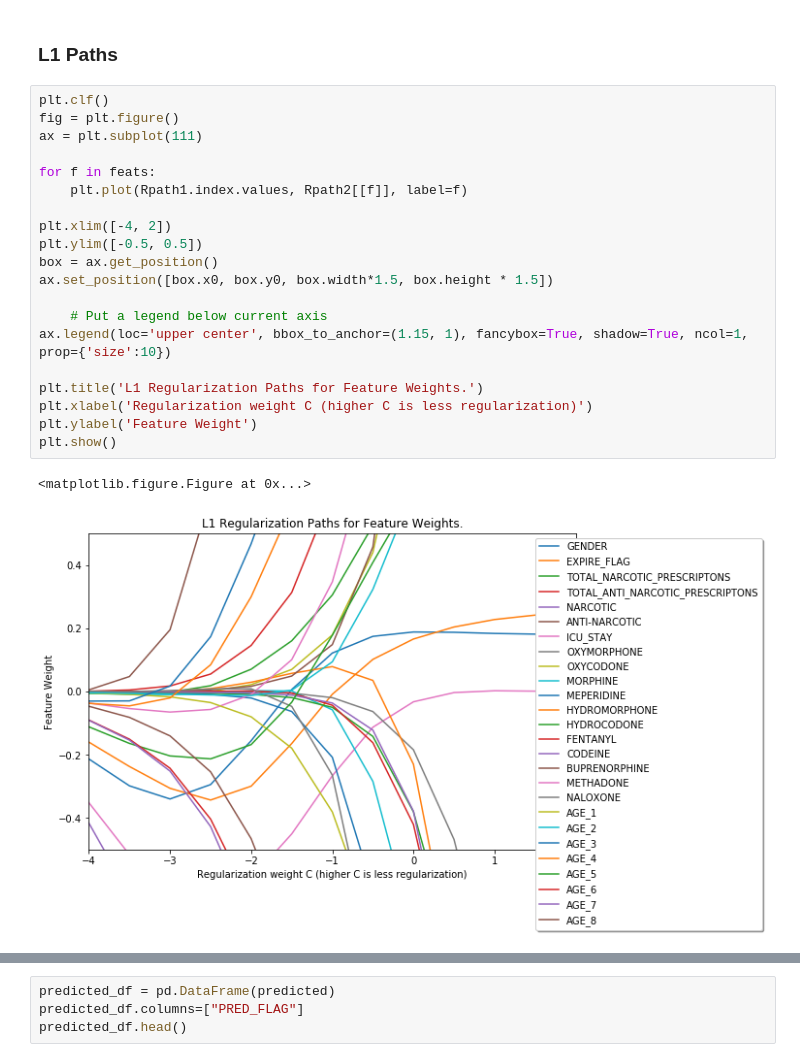
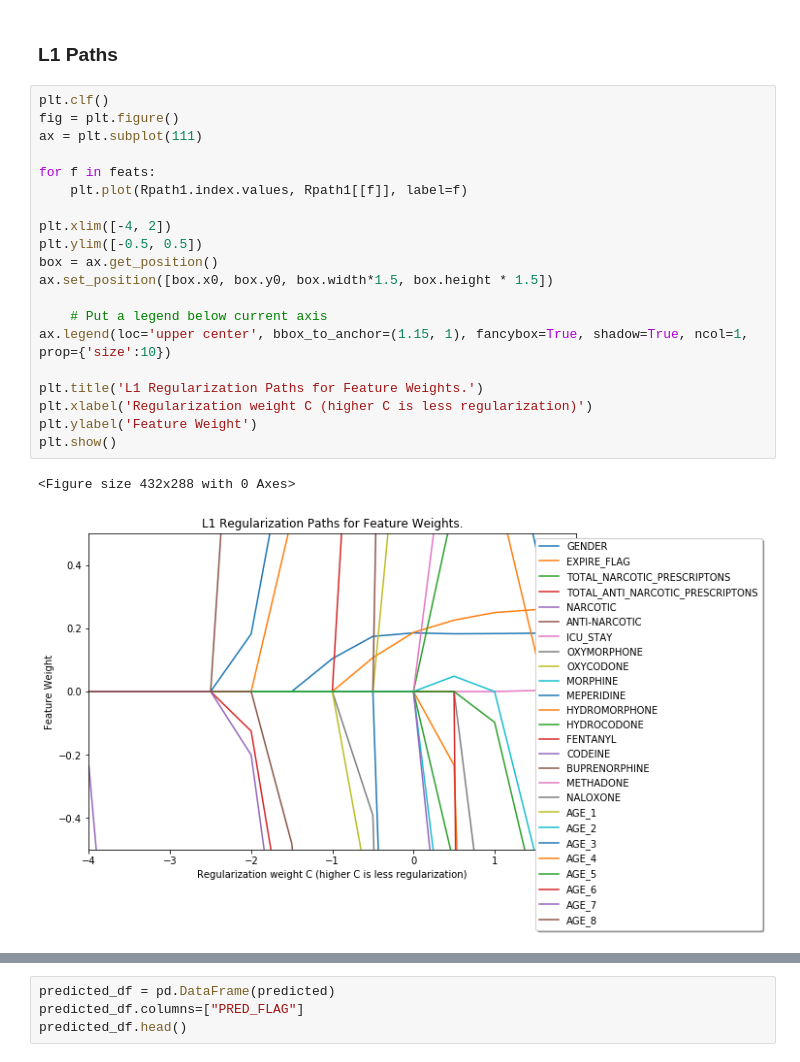
Before and after one commit to thecuriousvector/Opioid_Epidemic, a Jupyter notebook: Code/Model/Logistic_Regression.ipynb, the cells around one changed output, grey strips where cells are left out. Saved outputs shown, nothing was run; the diff lists cells and outputs as text.

```diff
--- a/Code/Model/Logistic_Regression.ipynb
+++ b/Code/Model/Logistic_Regression.ipynb
@@ -169,25 +172,25 @@ plt.show()
 # %%
 plt.clf()
 fig = plt.figure()
 ax = plt.subplot(111)
 
 for f in feats:
-    plt.plot(Rpath1.index.values, Rpath2[[f]], label=f)
+    plt.plot(Rpath1.index.values, Rpath1[[f]], label=f)
 
 plt.xlim([-4, 2])
 plt.ylim([-0.5, 0.5])
 box = ax.get_position()
 ax.set_position([box.x0, box.y0, box.width*1.5, box.height * 1.5])
 
     # Put a legend below current axis
 ax.legend(loc='upper center', bbox_to_anchor=(1.15, 1), fancybox=True, shadow=True, ncol=1, prop={'size':10})
 
 plt.title('L1 Regularization Paths for Feature Weights.')
 plt.xlabel('Regularization weight C (higher C is less regularization)')
 plt.ylabel('Feature Weight')
 plt.show()
 # %% [output]
-<matplotlib.figure.Figure at 0x...>
+<Figure size 432x288 with 0 Axes>
-[figure, old version]
+[figure, new version]
 # %%
 warnings.filterwarnings('ignore')
```
Also changed, not shown: parts of 4 cells of this notebook, 2 other files.
